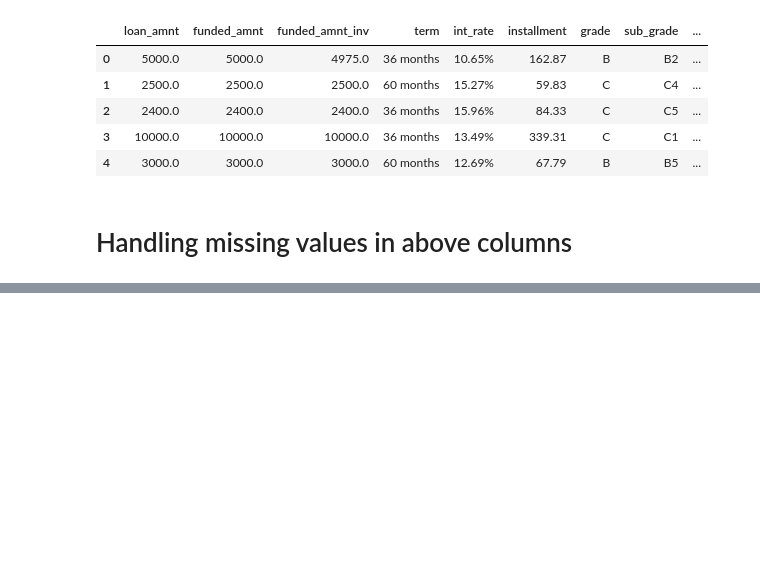
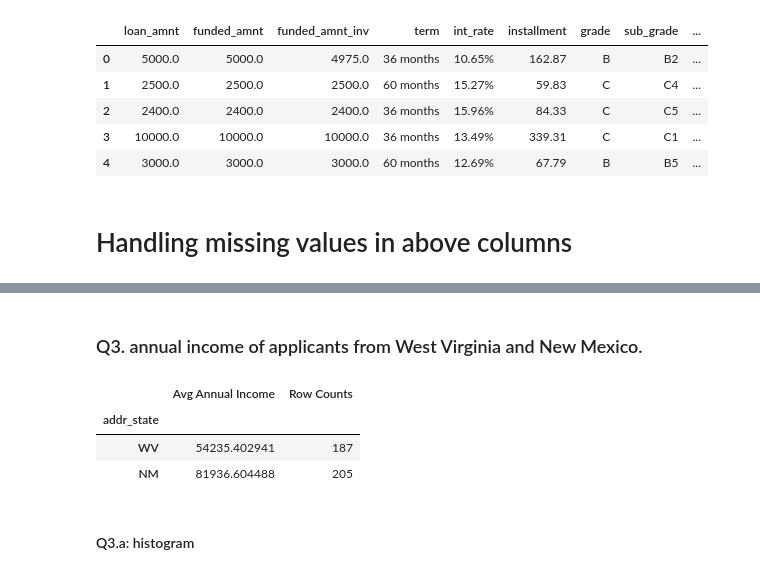
Before and after one commit to shashikumar2010s/AT-T, a Jupyter notebook: EDA.ipynb, the cells around one changed output, grey strips where cells are left out. Saved outputs shown, nothing was run; the diff lists cells and outputs as text; code cells hidden in the pictures; blank space fills up the shorter version.

```diff
--- a/EDA.ipynb
+++ b/EDA.ipynb
@@ -209,0 +276,12 @@ print(df_concat.shape)
+# %% [markdown]
+### Q3. annual income of applicants from West Virginia and New Mexico.
+# %%
+grouped_app_wv_nm = grouped_app.loc[['WV','NM']]
+display(grouped_app_wv_nm)
+# %% [output]
+|  | Avg Annual Income | Row Counts |
+| addr_state |  |  |
+| WV | 54235.402941 | 187 |
+| NM | 81936.604488 | 205 |
+# %% [markdown]
+#### Q3.a: histogram
```
Also changed, not shown: parts of 8 cells of this notebook.
